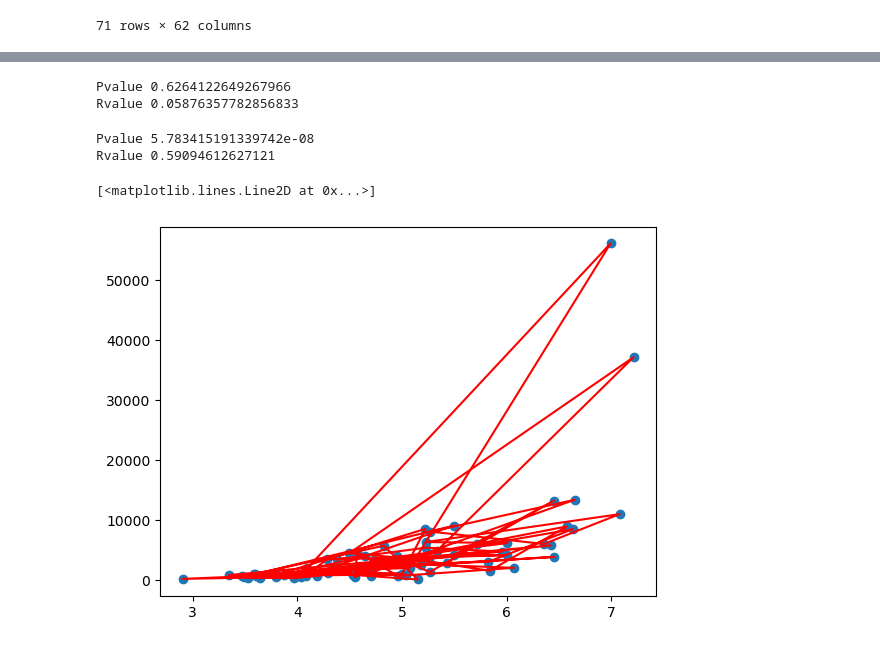
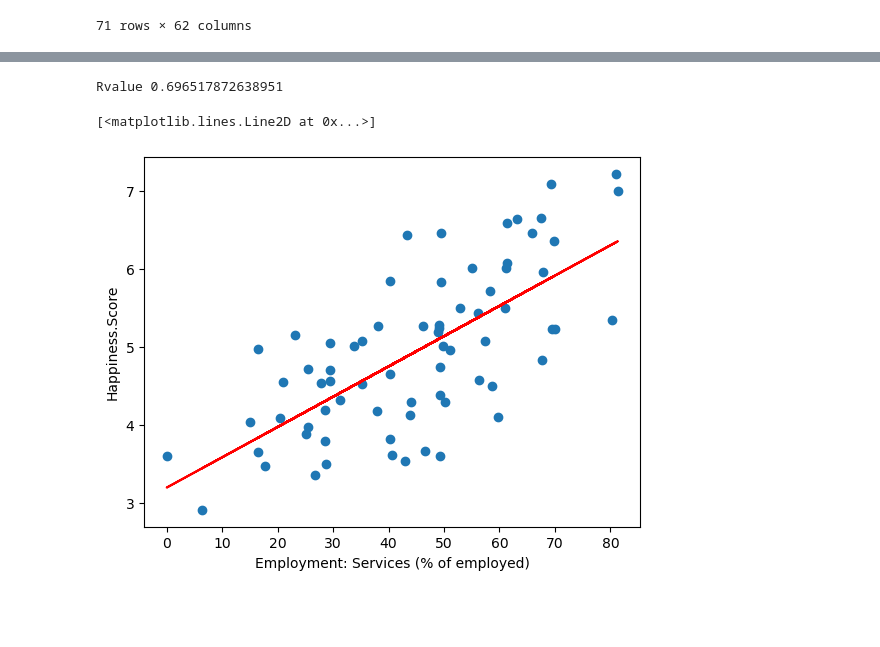
Before and after one commit to cmswart/Project1-Group1, a Jupyter notebook: WorldHappinessPy.ipynb, the cells around one changed output, grey strips where cells are left out. Saved outputs shown, nothing was run; the diff lists cells and outputs as text; code cells hidden in the pictures; blank space fills up the shorter version.

```diff
--- a/WorldHappinessPy.ipynb
+++ b/WorldHappinessPy.ipynb
@@ -67,26 +91,20 @@ merged_df
+# %%
+# I noticed that there was a negative value (-99) replaced it with 0
+
+merged_df["Employment: Services (% of employed)"].replace(-99, 0, inplace=True)
 # %%
-from scipy.stats import linregress
-x = merged_df["Population in thousands (2017)"]
+x = merged_df["Employment: Services (% of employed)"]
 y = merged_df["Happiness.Score"]
 
 (slope, intercept, r, p, stderr) = linregress(x, y)
-print("Pvalue", p)
+#print("Pvalue", p)
 print("Rvalue", r)
+reg_line = (slope * x) + intercept
+plt.scatter(x, y)
+plt.xlabel('Employment: Services (% of employed)')
+plt.ylabel('Happiness.Score')
+plt.plot(x, reg_line,  color="r")
 # %% [output]
-Pvalue 0.6264122649267966
-Rvalue 0.05876357782856833
+Rvalue 0.696517872638951
+[<matplotlib.lines.Line2D at 0x...>]
+[figure, added]
-# %%
-x = merged_df["GDP per capita (current US$)"]
-y = merged_df["Happiness.Score"]
-
-(slope, intercept, r, p, stderr) = linregress(x, y)
-print("Pvalue", p)
-print("Rvalue", r)
-reg_line = (slope * x) + intercept
-plt.scatter(y, x)
-plt.plot(y, x,  color="r")
-# %% [output]
-Pvalue 5.783415191339742e-08
-Rvalue 0.59094612627121
-[<matplotlib.lines.Line2D at 0x...>]
-[figure, removed]
```
Also changed, not shown: parts of 1 cell of this notebook, 1 other file.
